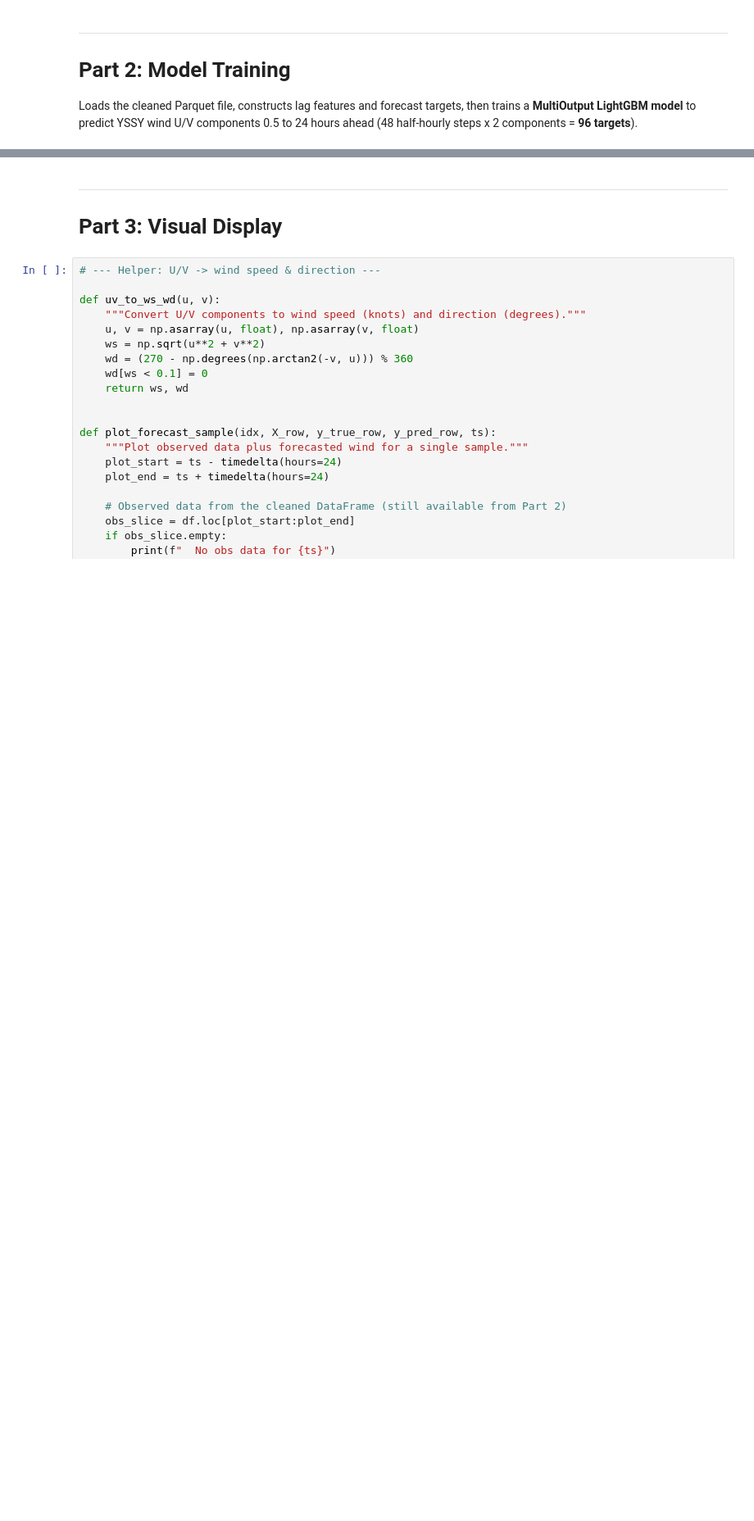
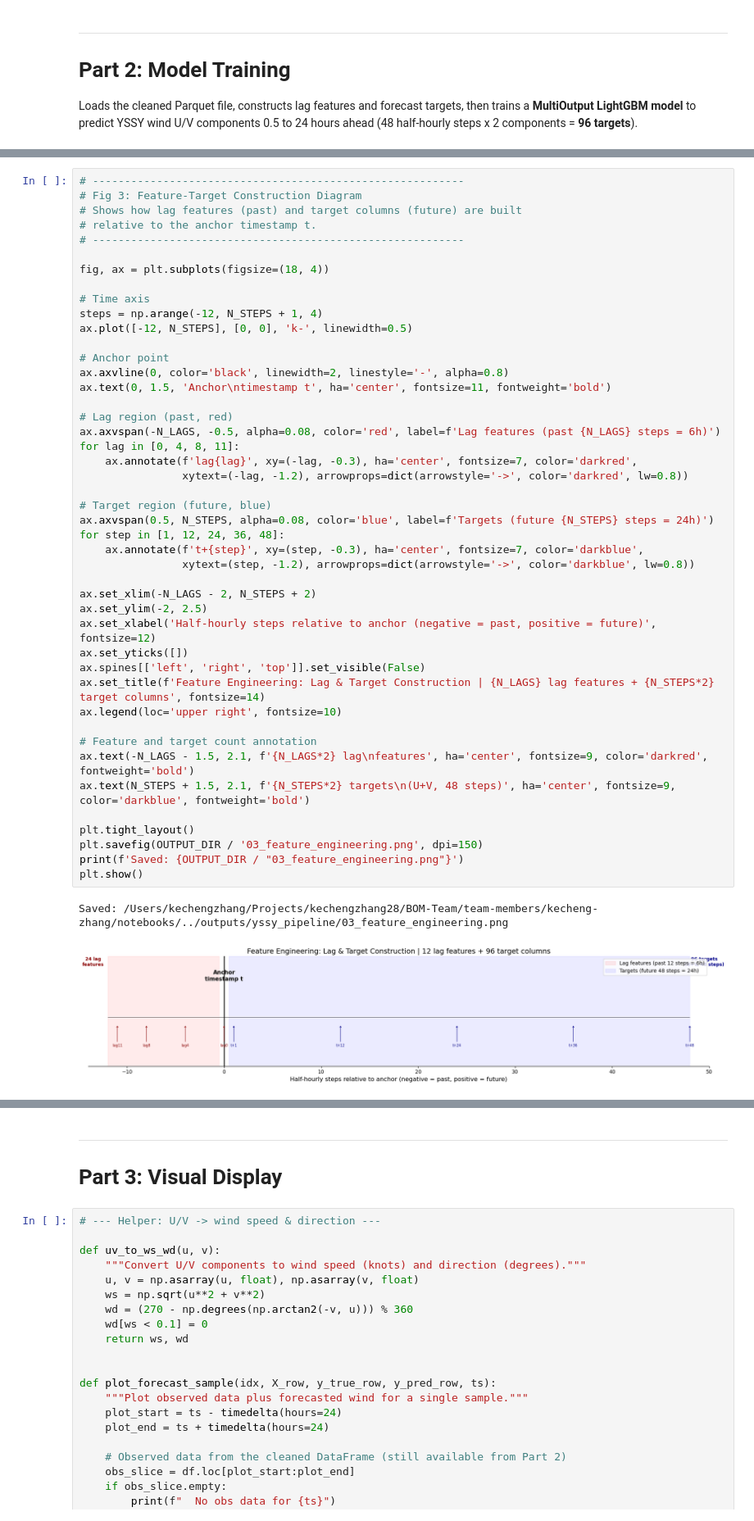
Before and after one commit to joeyllm/BOM-Team, a Jupyter notebook: team-members/kecheng-zhang/notebooks/YSSY_recreate.ipynb, the cells around one changed output, grey strips where cells are left out. Shown at 82% size. Cells and saved outputs as stored; diff of their text form; blank space fills up the shorter version.

```diff
--- a/team-members/kecheng-zhang/notebooks/YSSY_recreate.ipynb
+++ b/team-members/kecheng-zhang/notebooks/YSSY_recreate.ipynb
@@ -312,3 +463,51 @@ print(f"Done in {time.time() - t0:.1f}s")
+# %%
+# ----------------------------------------------------------
+# Fig 3: Feature-Target Construction Diagram
+# Shows how lag features (past) and target columns (future) are built
+# relative to the anchor timestamp t.
+# ----------------------------------------------------------
+
+fig, ax = plt.subplots(figsize=(18, 4))
+
+# Time axis
+steps = np.arange(-12, N_STEPS + 1, 4)
+ax.plot([-12, N_STEPS], [0, 0], 'k-', linewidth=0.5)
+
+# Anchor point
+ax.axvline(0, color='black', linewidth=2, linestyle='-', alpha=0.8)
+ax.text(0, 1.5, 'Anchor\ntimestamp t', ha='center', fontsize=11, fontweight='bold')
+
+# Lag region (past, red)
+ax.axvspan(-N_LAGS, -0.5, alpha=0.08, color='red', label=f'Lag features (past {N_LAGS} steps = 6h)')
+for lag in [0, 4, 8, 11]:
+    ax.annotate(f'lag{lag}', xy=(-lag, -0.3), ha='center', fontsize=7, color='darkred',
+                xytext=(-lag, -1.2), arrowprops=dict(arrowstyle='->', color='darkred', lw=0.8))
+
+# Target region (future, blue)
+ax.axvspan(0.5, N_STEPS, alpha=0.08, color='blue', label=f'Targets (future {N_STEPS} steps = 24h)')
+for step in [1, 12, 24, 36, 48]:
+    ax.annotate(f't+{step}', xy=(step, -0.3), ha='center', fontsize=7, color='darkblue',
+                xytext=(step, -1.2), arrowprops=dict(arrowstyle='->', color='darkblue', lw=0.8))
+
+ax.set_xlim(-N_LAGS - 2, N_STEPS + 2)
+ax.set_ylim(-2, 2.5)
+ax.set_xlabel('Half-hourly steps relative to anchor (negative = past, positive = future)', fontsize=12)
+ax.set_yticks([])
+ax.spines[['left', 'right', 'top']].set_visible(False)
+ax.set_title(f'Feature Engineering: Lag & Target Construction | {N_LAGS} lag features + {N_STEPS*2} target columns', fontsize=14)
+ax.legend(loc='upper right', fontsize=10)
+
+# Feature and target count annotation
+ax.text(-N_LAGS - 1.5, 2.1, f'{N_LAGS*2} lag\nfeatures', ha='center', fontsize=9, color='darkred', fontweight='bold')
+ax.text(N_STEPS + 1.5, 2.1, f'{N_STEPS*2} targets\n(U+V, 48 steps)', ha='center', fontsize=9, color='darkblue', fontweight='bold')
+
+plt.tight_layout()
+plt.savefig(OUTPUT_DIR / '03_feature_engineering.png', dpi=150)
+print(f'Saved: {OUTPUT_DIR / "03_feature_engineering.png"}')
+plt.show()
+# %% [output]
+Saved: /Users/kechengzhang/Projects/kechengzhang28/BOM-Team/team-members/kecheng-zhang/notebooks/../outputs/yssy_pipeline/03_feature_engineering.png
+[figure, added]
 # %%
 # --- Train / Validation / Test split (by time) ---
 
```
Also changed, not shown: parts of 19 cells of this notebook, 7 other files.
